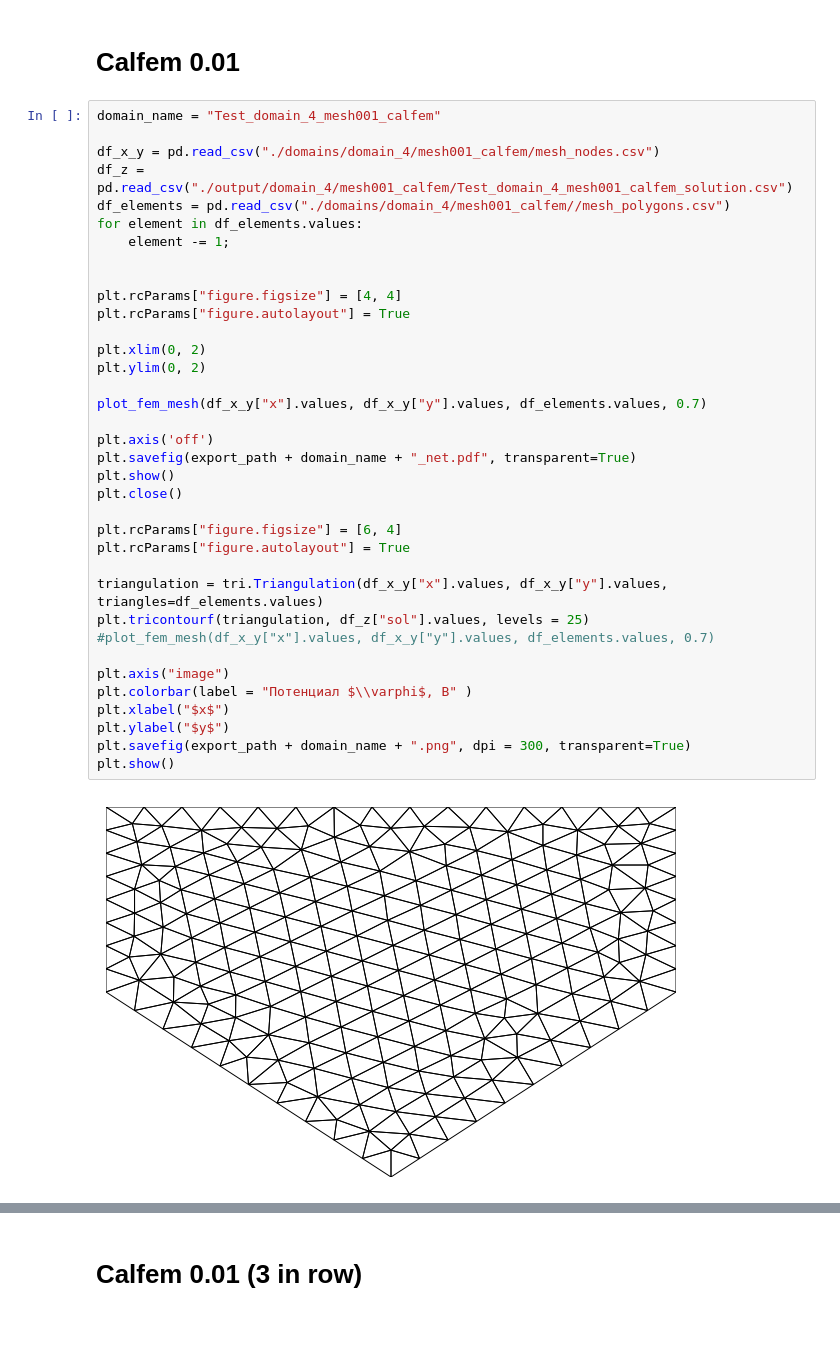
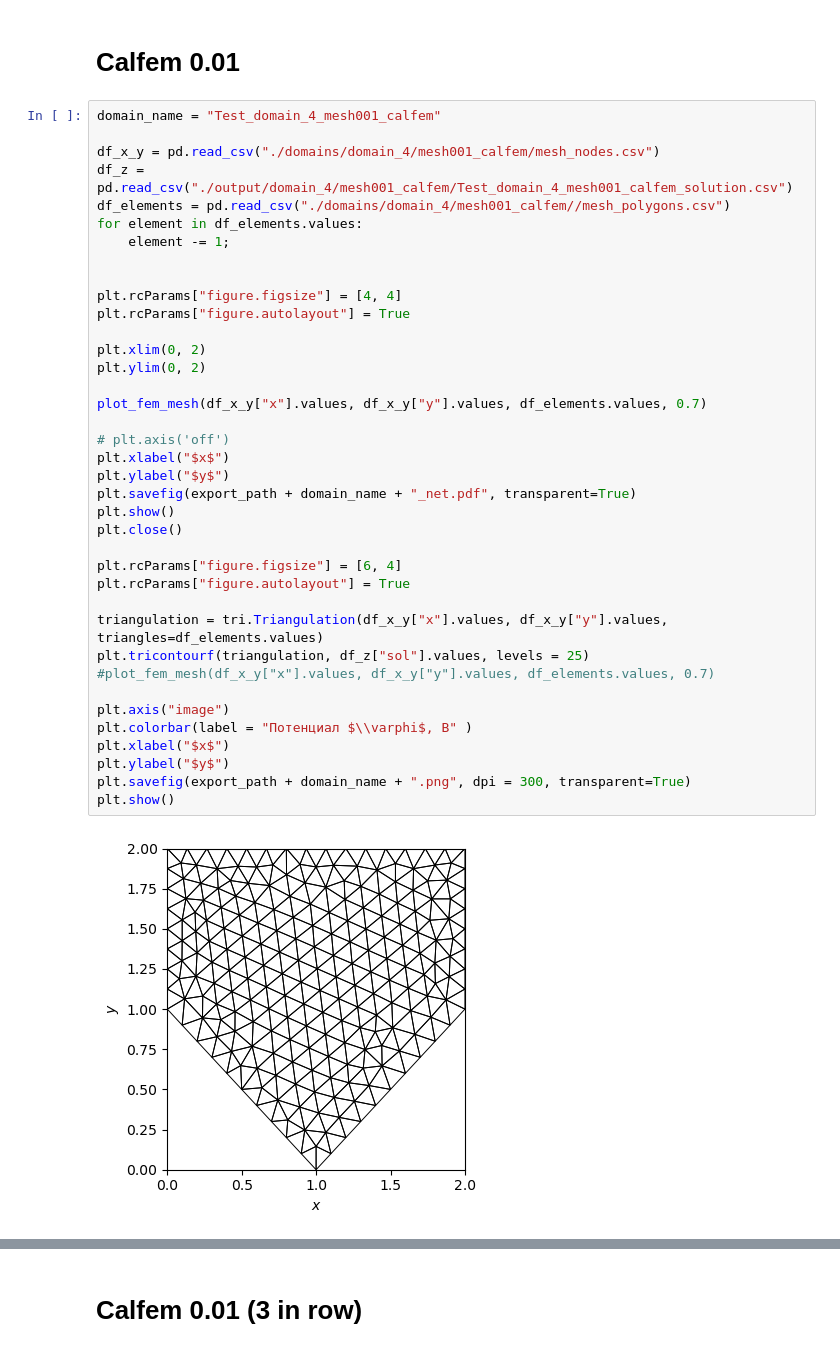
Before and after one commit to sanonesan/2d_Laplace_eq_FEM, a Jupyter notebook: laplace_eq_domain_4_abs_x.ipynb, the cells around one changed output, grey strips where cells are left out. Saved outputs shown, nothing was run; the diff lists cells and outputs as text.

```diff
--- a/laplace_eq_domain_4_abs_x.ipynb
+++ b/laplace_eq_domain_4_abs_x.ipynb
@@ -26,35 +26,37 @@ df_elements = pd.read_csv("./domains/domain_4/mesh001_calfem//mesh_polygons.csv"
 for element in df_elements.values:
     element -= 1;
 
 
 plt.rcParams["figure.figsize"] = [4, 4]
 plt.rcParams["figure.autolayout"] = True
 
 plt.xlim(0, 2)
 plt.ylim(0, 2)
 
 plot_fem_mesh(df_x_y["x"].values, df_x_y["y"].values, df_elements.values, 0.7)
 
-plt.axis('off')
+# plt.axis('off')
+plt.xlabel("$x$")
+plt.ylabel("$y$")
 plt.savefig(export_path + domain_name + "_net.pdf", transparent=True)
 plt.show()
 plt.close()
 
 plt.rcParams["figure.figsize"] = [6, 4]
 plt.rcParams["figure.autolayout"] = True
 
 triangulation = tri.Triangulation(df_x_y["x"].values, df_x_y["y"].values, triangles=df_elements.values)
 plt.tricontourf(triangulation, df_z["sol"].values, levels = 25)
 #plot_fem_mesh(df_x_y["x"].values, df_x_y["y"].values, df_elements.values, 0.7)
 
 plt.axis("image")
 plt.colorbar(label = "Потенциал $\\varphi$, В" )
 plt.xlabel("$x$")
 plt.ylabel("$y$")
 plt.savefig(export_path + domain_name + ".png", dpi = 300, transparent=True)
 plt.show()
 # %% [output]
-[figure, old version]
+[figure, new version]
 [figure]
 # %% [markdown]
 <h1> Calfem 0.01 (3 in row)
```
Also changed, not shown: parts of 1 cell of this notebook, 9 other files.
